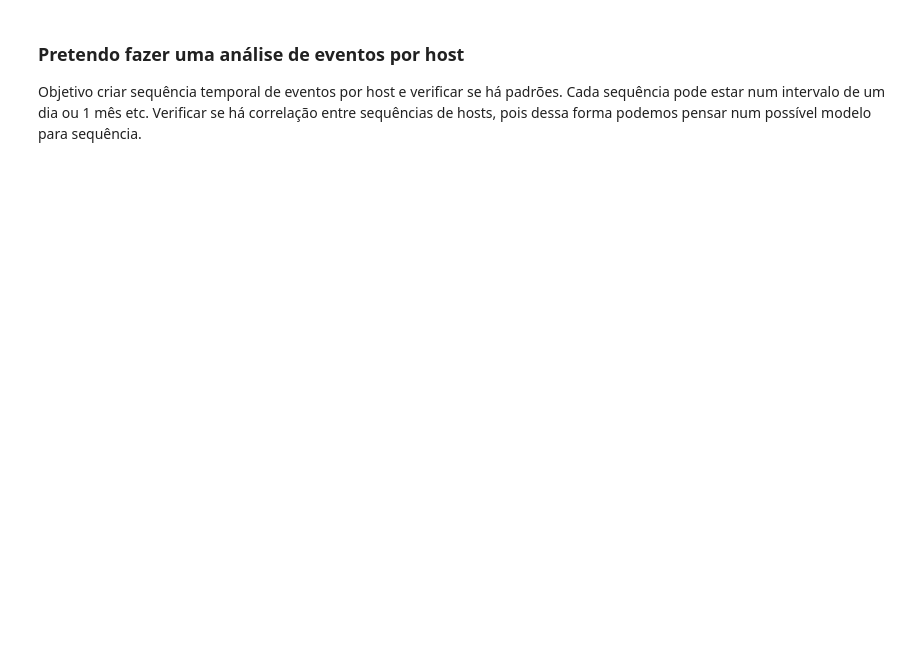
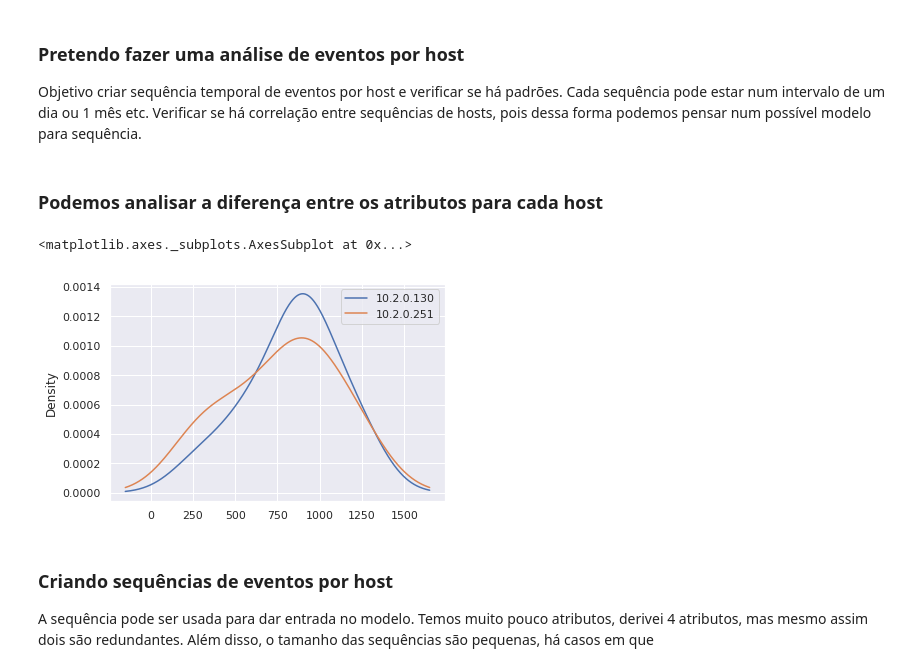
Before and after one commit to michaeloc/data_analysis_server_log, a Jupyter notebook: Analise_Ocorrencias.ipynb, the cells around one changed output. Drawn from its saved outputs; the diff is of its cells as text; code cells hidden in the pictures; blank space fills up the shorter version.

Commit message:
criando sequencia por host

```diff
--- a/Analise_Ocorrencias.ipynb
+++ b/Analise_Ocorrencias.ipynb
@@ -329,3 +309,31 @@ dict_event_between = get_events_between(table)
 ### Pretendo fazer uma análise de eventos por host
 Objetivo criar sequência temporal de eventos por host e verificar se há padrões. Cada sequência pode estar num
 intervalo de um dia ou 1 mês etc. Verificar se há correlação entre sequências de hosts, pois dessa forma podemos pensar num possível modelo para sequência.
+# %%
+unique_hosts = np.unique(table[['host']].values)
+# %%
+day_abert = list(map(lambda x:x.day,table.abertura))
+hour_abert = list(map(lambda x:x.hour,table.abertura))
+day_fech = list(map(lambda x:x.day,table.fechamento))
+hour_fech = list(map(lambda x:x.hour,table.fechamento))
+# %%
+table['day_abert'] = day_abert
+table['hour_abert']= hour_abert
+
+table['day_fech'] = day_fech
+table['hour_fech']= hour_fech
+# %% [markdown]
+### Podemos analisar a diferença entre os atributos para cada host
+# %%
+sub_table = pd.DataFrame({unique_hosts[0]:table[table['host']==unique_hosts[0]].duracao_s.iloc[:10].values})
+sub_table[unique_hosts[1]]=table[table['host']==unique_hosts[1]].duracao_s.iloc[:10].values
+# %%
+sub_table.plot.density()
+# %% [output]
+<matplotlib.axes._subplots.AxesSubplot at 0x...>
+[figure, added]
+# %% [markdown]
+### Criando sequências de eventos por host
+
+A sequência pode ser usada para dar entrada no modelo. Temos muito pouco atributos, derivei 4 atributos, mas mesmo
+assim dois são redundantes. Além disso, o tamanho das sequências são pequenas, há casos em que
```
Also changed, not shown: parts of 18 cells of this notebook.
